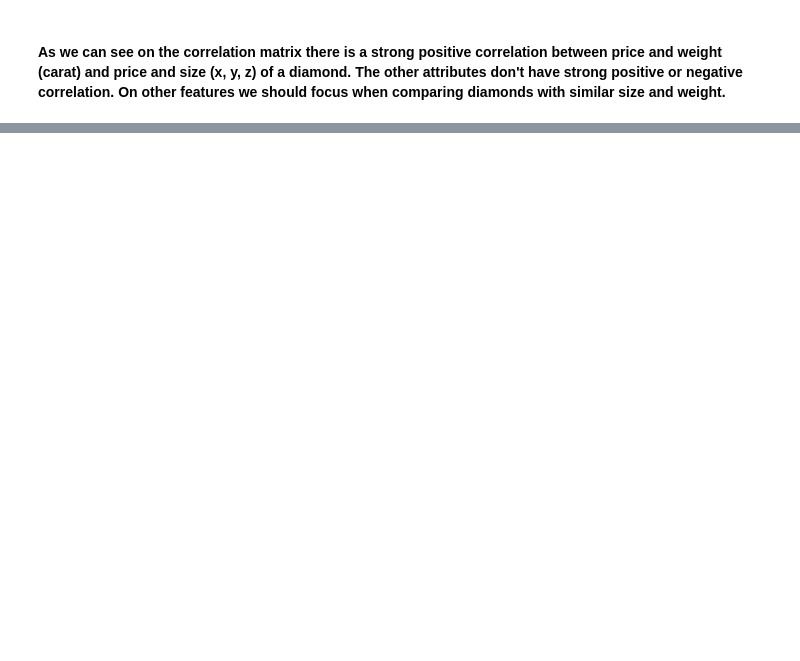
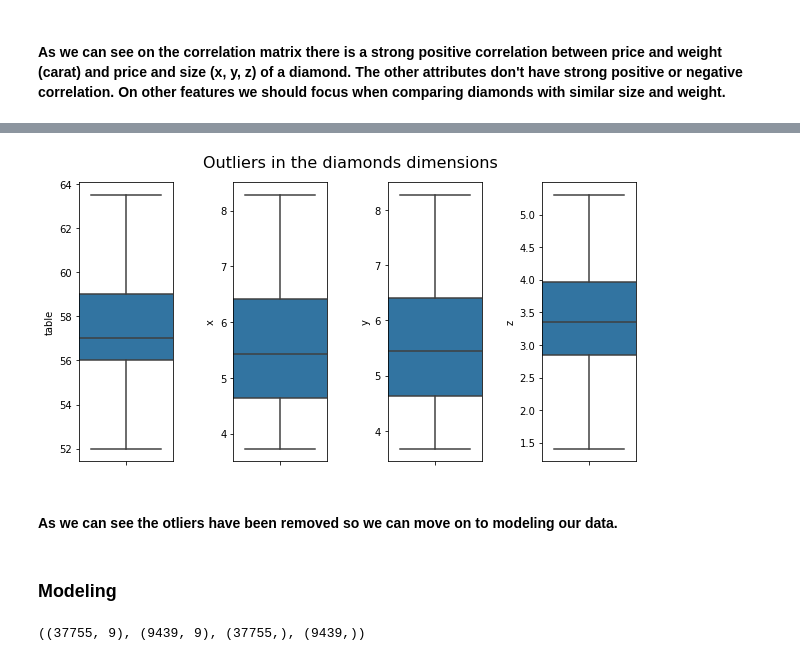
Before and after one commit to tomasz-urban/ML-projects, a Jupyter notebook: diamonds/Diamonds.ipynb, the cells around one changed output, grey strips where cells are left out. Cells and saved outputs as stored; diff of their text form; code cells hidden in the pictures; blank space fills up the shorter version.

```diff
--- a/diamonds/Diamonds.ipynb
+++ b/diamonds/Diamonds.ipynb
@@ -163,0 +294,10 @@ ax5.set(title="Price vs z-depth dimension",
+# %%
+sorted(df)
+Q1 = df.quantile(0.25)
+Q3 = df.quantile(0.75)
+# Q1 = np.percentile(df['table'], 25, interpolation = 'midpoint')
+# Q3 = np.percentile(df['table'], 75, interpolation = 'midpoint')
+IQR = Q3 - Q1
+
+df_clear = df[~((df < (Q1 - 1.5*IQR)) | (df > (Q3 + 1.5*IQR))).any(axis=1)]
+df_clear
@@ -163,0 +318,17 @@ ax5.set(title="Price vs z-depth dimension",
+# %%
+# Now we can check hte otliers on a box plots.
+
+names=['table', 'x', 'y', 'z']
+ncols=len(names)
+fig, ax = plt.subplots(1, ncols, figsize=(9,5))
+fig.tight_layout(pad=3.0)
+fig.suptitle('Outliers in the diamonds dimensions', fontsize=16)
+
+for name, ax in zip(names, ax):
+    sns.boxplot(y=name, data=df_clear, ax=ax, width=1.5)
+# %% [output]
+[figure, added]
+# %% [markdown]
+#### As we can see the otliers have been removed so we can move on to modeling our data.
+# %% [markdown]
+### Modeling
@@ -163,0 +340,4 @@ ax5.set(title="Price vs z-depth dimension",
+# %%
+X_train.shape, X_test.shape, y_train.shape, y_test.shape
+# %% [output]
+((37755, 9), (9439, 9), (37755,), (9439,))
```
Also changed, not shown: parts of 20 cells of this notebook.
